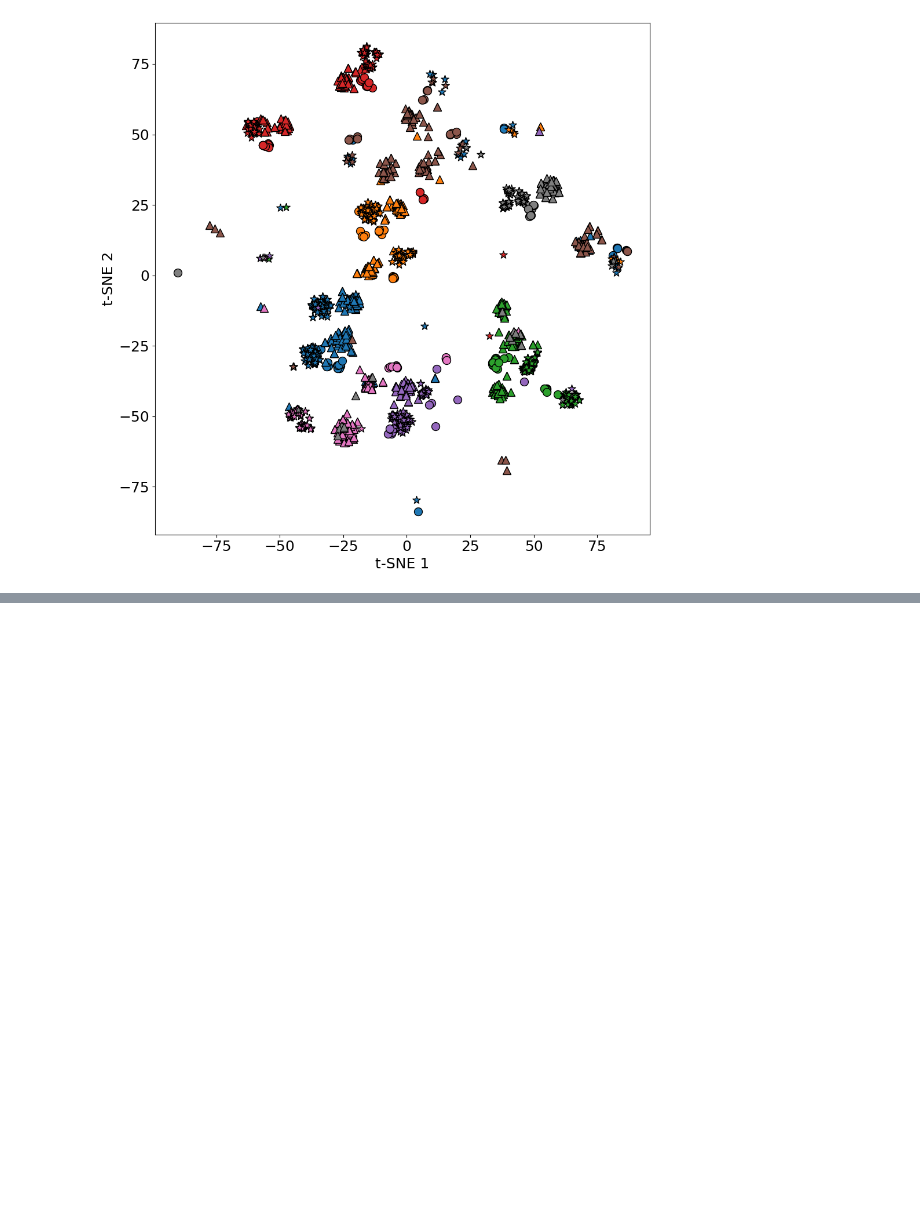
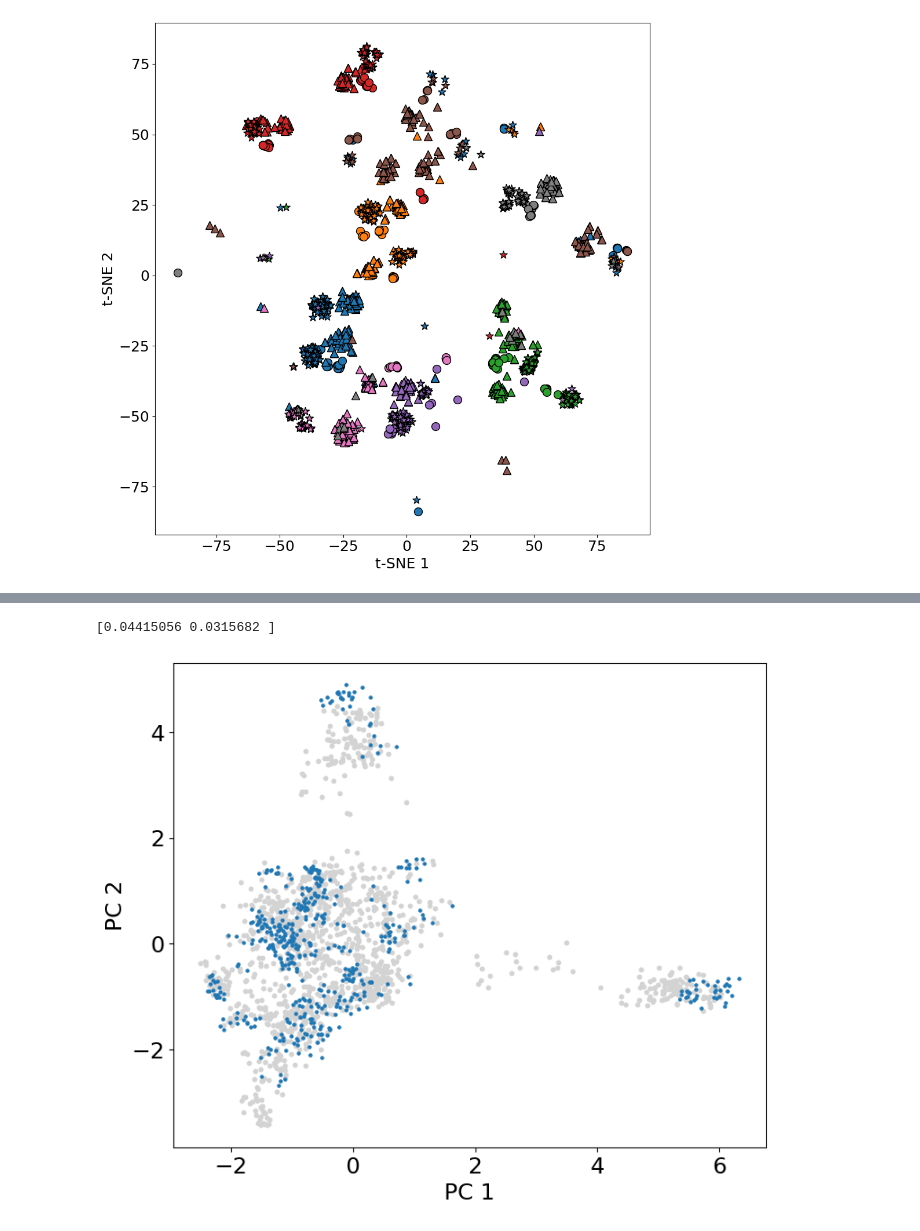
Before and after one commit to ranganathanlab/t-SNE, a Jupyter notebook: t_SNE.ipynb, the cells around one changed output, grey strips where cells are left out. Saved outputs shown, nothing was run; the diff lists cells and outputs as text; code cells hidden in the pictures; blank space fills up the shorter version.

```diff
--- a/t_SNE.ipynb
+++ b/t_SNE.ipynb
@@ -260,0 +274,25 @@ colorbar: normalized relative enrichment (E. Coli CM = 1.0)
+# %%
+cm_design = pd.read_excel('Input/CM/aba3304_Table_S2_for_pandas.xlsx')
+cm_design_33 = cm_design[cm_design['T'] == 0.33]
+cm_design_66 = cm_design[cm_design['T'] == 0.66]
+cm_design_1 = cm_design[cm_design['T'] == 1]
+# %%
+# Convert alphabet sequences to one-hot Potts representation.
+def convert_potts(sequence, aa_at_pos):
+    N = len(sequence) # samples
+    n = len(aa_at_pos) # positions
+    q_n = np.array([len(i) for i in aa_at_pos]).astype(int)
+    length = sum(q_n)
+
+    v_traj_onehot = np.zeros((N,length)).astype(int)
+    for j in range(n):
+        sumq = sum(q_n[:j])
+        for i in range(N):
+            pos_to_1 = sumq + aa_at_pos[j].find(sequence[i][j])
+            v_traj_onehot[i,pos_to_1] = 1 # set a position as 1
+    return v_traj_onehot, q_n
+# %%
+potts_CM, _ = convert_potts(cm_design.Sequence.values, cm_id)
+potts_CM_33, _ = convert_potts(cm_design_33.Sequence.values, cm_id)
+potts_CM_66, _ = convert_potts(cm_design_66.Sequence.values, cm_id)
+potts_CM_1, _ = convert_potts(cm_design_1.Sequence.values, cm_id)
@@ -260,0 +306,22 @@ colorbar: normalized relative enrichment (E. Coli CM = 1.0)
+# %%
+ipca = IncrementalPCA(n_components=2, batch_size=3)
+ipca.fit(cm_onehot)
+msa_array = ipca.transform(cm_onehot) #PCA
+new_array = ipca.transform(potts_CM)
+new_array33 = ipca.transform(potts_CM_33)
+new_array66 = ipca.transform(potts_CM_66)
+new_array1 = ipca.transform(potts_CM_1)
+print(ipca.explained_variance_ratio_)
+# %% [output]
+[0.04415056 0.0315682 ]
+# %%
+plt.rcParams.update({'font.size': 18})
+plt.figure(figsize=(8.5,7))
+plt.scatter(msa_array[:, 0], msa_array[:, 1], s = 10, c = 'lightgray')
+plt.scatter(new_array33[:, 0], new_array33[:, 1], s = 5)
+#plt.scatter(new_array66[:, 0], new_array66[:, 1], s = 5)
+plt.xlabel('PC 1')
+plt.ylabel('PC 2')
+plt.show()
+# %% [output]
+[figure, added]
```
Also changed, not shown: parts of 9 cells of this notebook, 1 other file.
